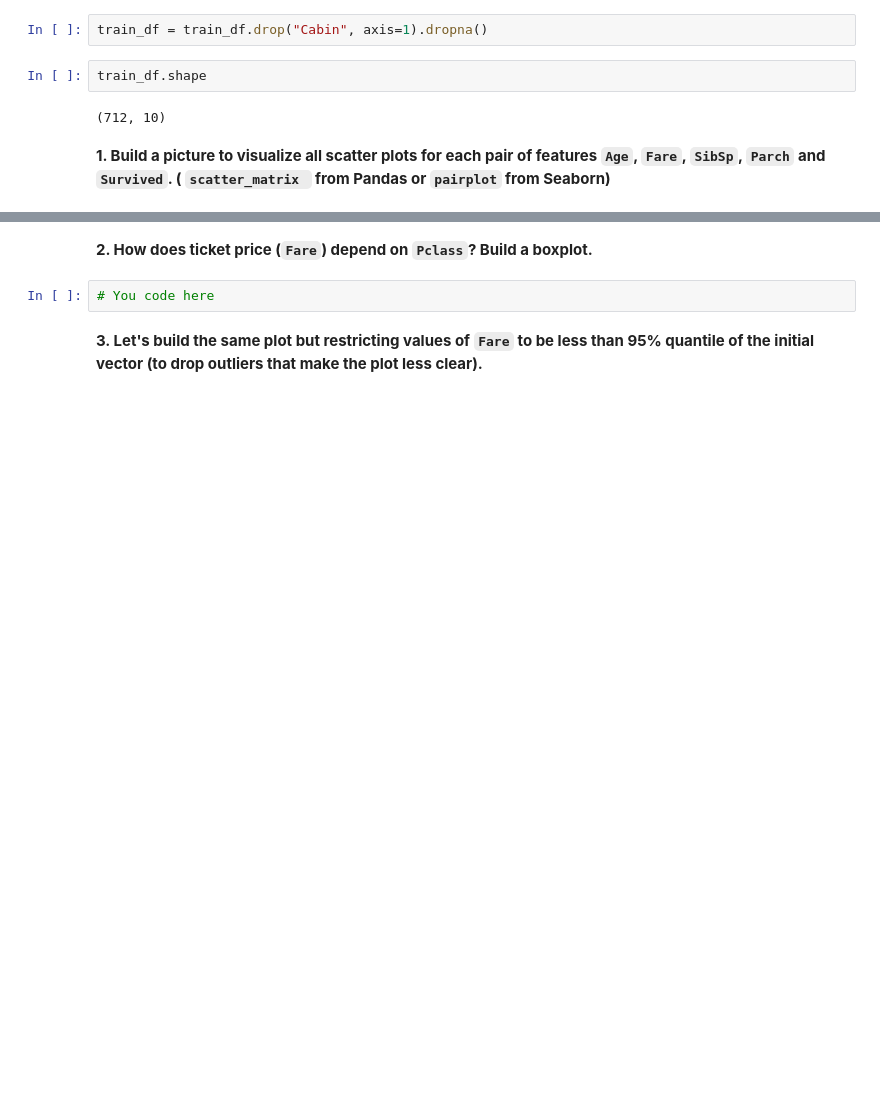
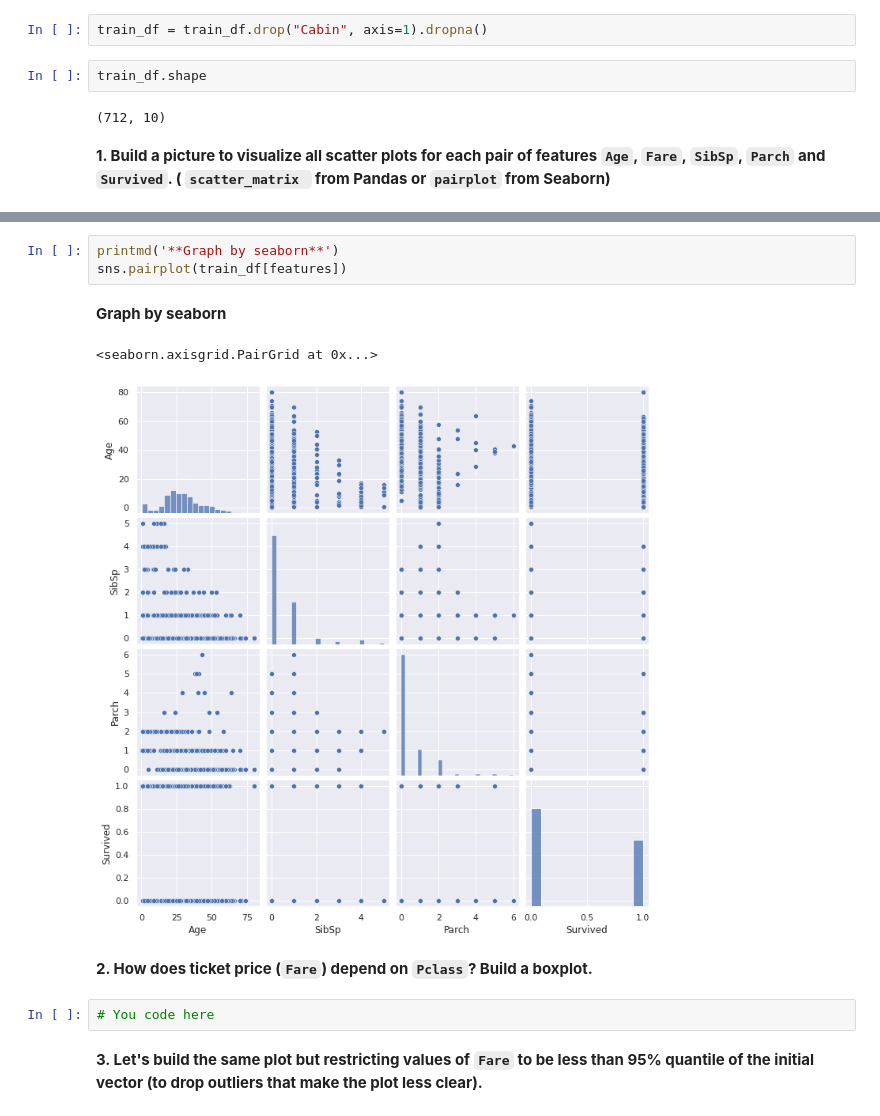
Before and after one commit to spiralhead/mlcourse.ai, a Jupyter notebook: jupyter_english/topic02_visual_data_analysis/topic2_practice_visual_titanic.ipynb, the cells around one changed output, grey strips where cells are left out. Saved outputs shown, nothing was run; the diff lists cells and outputs as text; blank space fills up the shorter version.

```diff
--- a/jupyter_english/topic02_visual_data_analysis/topic2_practice_visual_titanic.ipynb
+++ b/jupyter_english/topic02_visual_data_analysis/topic2_practice_visual_titanic.ipynb
@@ -103,3 +128,10 @@ train_df.shape
+# %%
+printmd('**Graph by seaborn**')
+sns.pairplot(train_df[features])
+# %% [output]
+**Graph by seaborn**
+<seaborn.axisgrid.PairGrid at 0x...>
+[figure, added]
 # %% [markdown]
 **2. How does ticket price (`Fare`) depend on `Pclass`? Build a boxplot.**
 # %%
```
Also changed, not shown: parts of 3 cells of this notebook.
